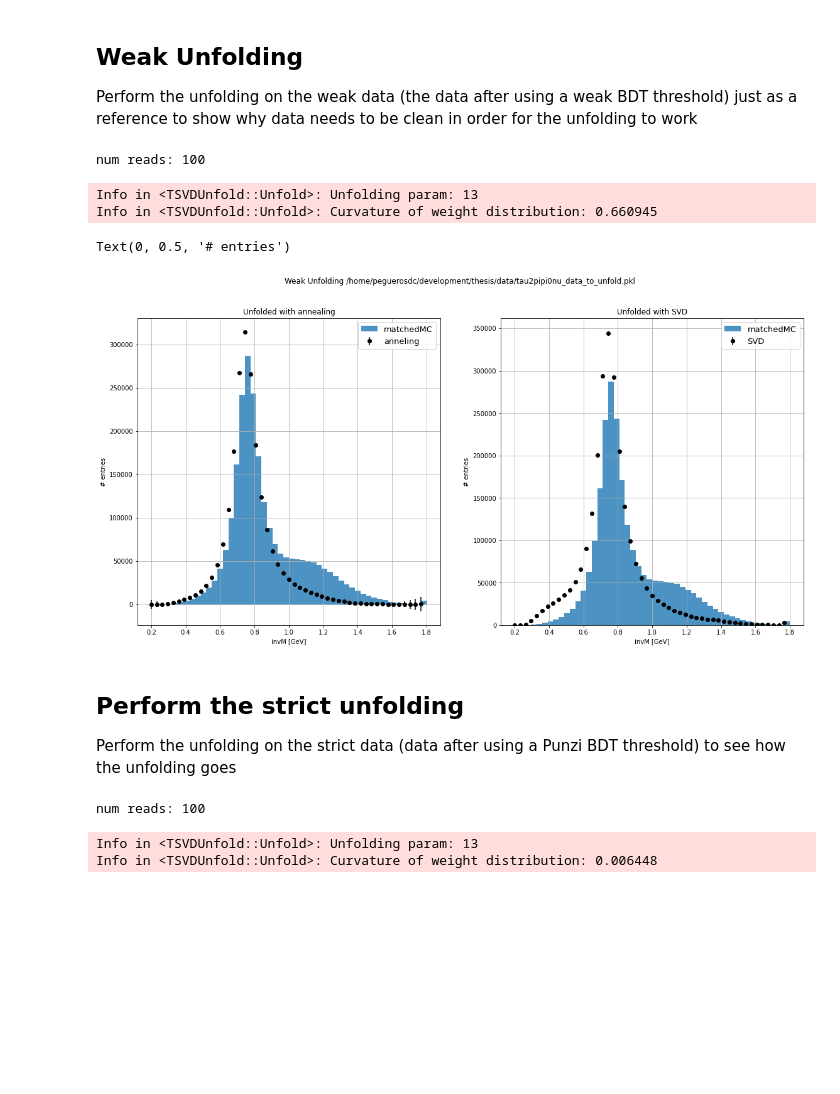
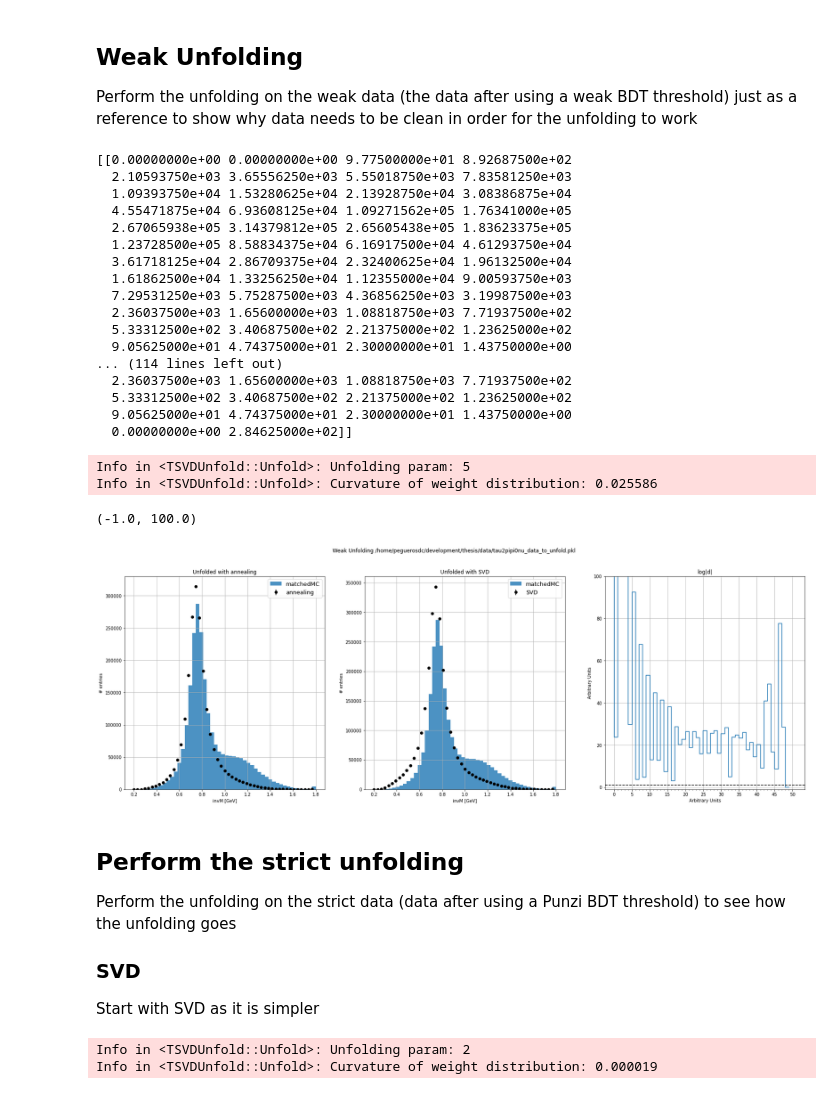
Before and after one commit to peguerosdc/unfolding_benchmark, a Jupyter notebook: tau2pipi0nu_unfolding.ipynb, the cells around one changed output. Saved outputs shown, nothing was run; the diff lists cells and outputs as text; code cells hidden in the pictures; blank space fills up the shorter version.

```diff
--- a/tau2pipi0nu_unfolding.ipynb
+++ b/tau2pipi0nu_unfolding.ipynb
@@ -172,7 +173,8 @@ with open(config["histograms_path"], 'rb') as output:
 with open(config["response_matrix_path"], 'rb') as output:
     response_data = pickle.load(output)
     # transform histograms to numpy arrays
-    truth, truth_bins = response_data["truth"].to_numpy()
+    truth_hist = response_data["truth"]
+    truth, truth_bins = truth_hist.to_numpy()
     reco, reco_bins = response_data["reco"].to_numpy()
     R, R_bins_x, R_bins_y = response_data["R"].to_numpy()
 # %% [markdown]
@@ -183,65 +185,96 @@ nbins, rmin, rmax = config["hist"]["nbins"], config["hist"]["rmin"], config["his
 
 # Perform the weak unfolding just for reference
 unfolder = Unfolder(data_weak_invM, statcov_weak, truth, reco, R)
-annealing_result = unfolder.unfold(SimulatedAnnealingBackend(4, 100, weight_regularization=0.7, rescale=True))
-svd_result = unfolder.unfold(SVDBackend(13, rmin, rmax))
+annealing_result = unfolder.unfold(SimulatedAnnealingBackend(4, 100, weight_regularization=0.7,rescale=True))
+svd_backend = SVDBackend(5, rmin, rmax)
+svd_result = unfolder.unfold(svd_backend)
 # %% [output]
-num reads: 100
+[[0.00000000e+00 0.00000000e+00 9.77500000e+01 8.92687500e+02
+  2.10593750e+03 3.65556250e+03 5.55018750e+03 7.83581250e+03
+  1.09393750e+04 1.53280625e+04 2.13928750e+04 3.08386875e+04
+  4.55471875e+04 6.93608125e+04 1.09271562e+05 1.76341000e+05
+  2.67065938e+05 3.14379812e+05 2.65605438e+05 1.83623375e+05
+  1.23728500e+05 8.58834375e+04 6.16917500e+04 4.61293750e+04
+  3.61718125e+04 2.86709375e+04 2.32400625e+04 1.96132500e+04
+  1.61862500e+04 1.33256250e+04 1.12355000e+04 9.00593750e+03
+  7.29531250e+03 5.75287500e+03 4.36856250e+03 3.19987500e+03
+  2.36037500e+03 1.65600000e+03 1.08818750e+03 7.71937500e+02
+  5.33312500e+02 3.40687500e+02 2.21375000e+02 1.23625000e+02
+  9.05625000e+01 4.74375000e+01 2.30000000e+01 1.43750000e+00
+... (114 lines left out)
+  2.36037500e+03 1.65600000e+03 1.08818750e+03 7.71937500e+02
+  5.33312500e+02 3.40687500e+02 2.21375000e+02 1.23625000e+02
+  9.05625000e+01 4.74375000e+01 2.30000000e+01 1.43750000e+00
+  0.00000000e+00 2.84625000e+02]]
-Info in <TSVDUnfold::Unfold>: Unfolding param: 13
-Info in <TSVDUnfold::Unfold>: Curvature of weight distribution: 0.660945
+Info in <TSVDUnfold::Unfold>: Unfolding param: 5
+Info in <TSVDUnfold::Unfold>: Curvature of weight distribution: 0.025586
 # %%
 # Plot the result
 axis = truth_bins[:-1]
-fig, axs = plt.subplots(1, 2, figsize=(19, 9))
+fig, axs = plt.subplots(1, 3, figsize=(28, 9))
 fig.suptitle(f"Weak Unfolding {config['histograms_path']}")
 
 # Plot the original distribution and the unfolded with annealing
 axs[0].bar(hist_weak_invM_mc.axes[0].centers, hist_weak_invM_mc.view(), width=hist_weak_invM_mc.axes[0].widths, label="matchedMC", alpha=0.8)
 axs[0].errorbar(
     axis,
     annealing_result.solution,
     yerr=annealing_result.error,
     fmt="o",
     color="black",
-    label="anneling",
+    label="annealing",
 )
 axs[0].legend(prop={"size": 13})
 axs[0].grid()
 axs[0].set_title("Unfolded with annealing")
 axs[0].set_xlabel("invM [GeV]")
 axs[0].set_ylabel("# entries")
 # Plot the original distribution and the unfolded with SVD
 axs[1].bar(hist_weak_invM_mc.axes[0].centers, hist_weak_invM_mc.view(), width=hist_weak_invM_mc.axes[0].widths, label="matchedMC", alpha=0.8)
 axs[1].errorbar(
     axis,
     svd_result.solution,
     yerr=svd_result.error,
     fmt="o",
     color="black",
     label="SVD",
 )
 axs[1].legend(prop={"size": 13})
 axs[1].grid()
 axs[1].set_title("Unfolded with SVD")
 axs[1].set_xlabel("invM [GeV]")
 axs[1].set_ylabel("# entries")
+# Plot the kreg distribution
+k_ax = axs[2]
+k_ax.step(range(0,nbins), svd_backend.kreg_distribution)
+#k_ax.set_yscale('log')
+k_ax.axline((0,1), (nbins+1,1), color="black", linestyle="--")
+k_ax.grid()
+k_ax.set_title("log|d|")
+k_ax.set_xlabel("Arbitrary Units")
+k_ax.set_ylabel("Arbitrary Units")
+_ = k_ax.set_xticks(np.arange(0, nbins+1, 5), minor=False)
+_ = k_ax.set_xticks(np.arange(0, nbins+1, 1), minor=True)
+k_ax.set_ylim(-1, 100)
 # %% [output]
-Text(0, 0.5, '# entries')
+(-1.0, 100.0)
-[figure, old version]
+[figure, new version]
 # %% [markdown]
 ## Perform the strict unfolding
 Perform the unfolding on the strict data (data after using a Punzi BDT threshold) to see how the unfolding goes
+
+### SVD
+Start with SVD as it is simpler
 # %%
 nbins, rmin, rmax = config["hist"]["nbins"], config["hist"]["rmin"], config["hist"]["rmax"]
 
 # Perform the weak unfolding just for reference
 unfolder = Unfolder(data_strict_invM, statcov_strict, truth, reco, R)
-annealing_result = unfolder.unfold(SimulatedAnnealingBackend(4, 100, weight_regularization=0.7, rescale=True))
-svd_result = unfolder.unfold(SVDBackend(13, rmin, rmax))
+svd_backend = SVDBackend(2, rmin, rmax)
+svd_result = unfolder.unfold(svd_backend)
 # %% [output]
-num reads: 100
+Info in <TSVDUnfold::Unfold>: Unfolding param: 2
+Info in <TSVDUnfold::Unfold>: Curvature of weight distribution: 0.000019
-Info in <TSVDUnfold::Unfold>: Unfolding param: 13
-Info in <TSVDUnfold::Unfold>: Curvature of weight distribution: 0.006448
 # %%
 # Plot the result
 axis = truth_bins[:-1]
```
Also changed, not shown: parts of 4 cells of this notebook, 4 other files.
